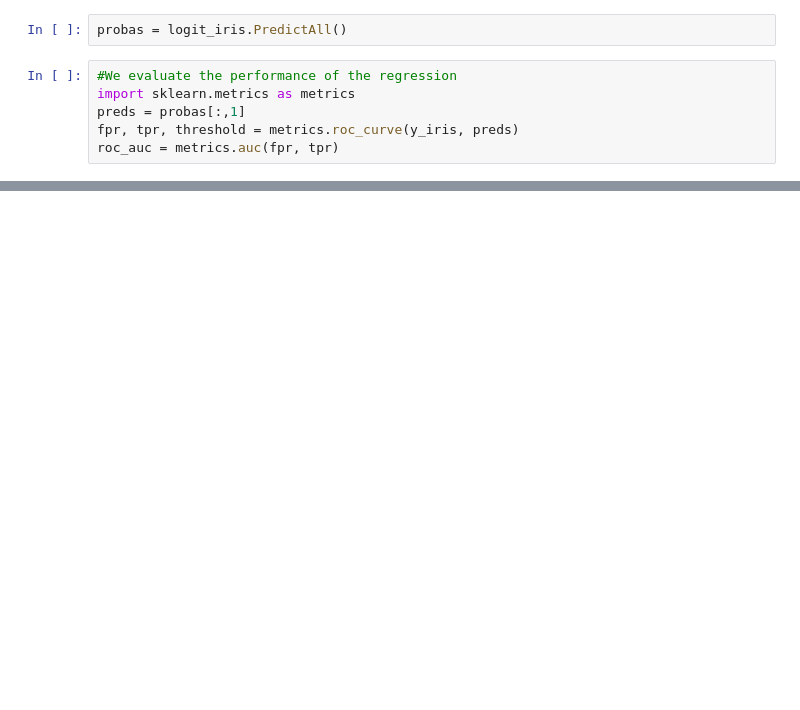
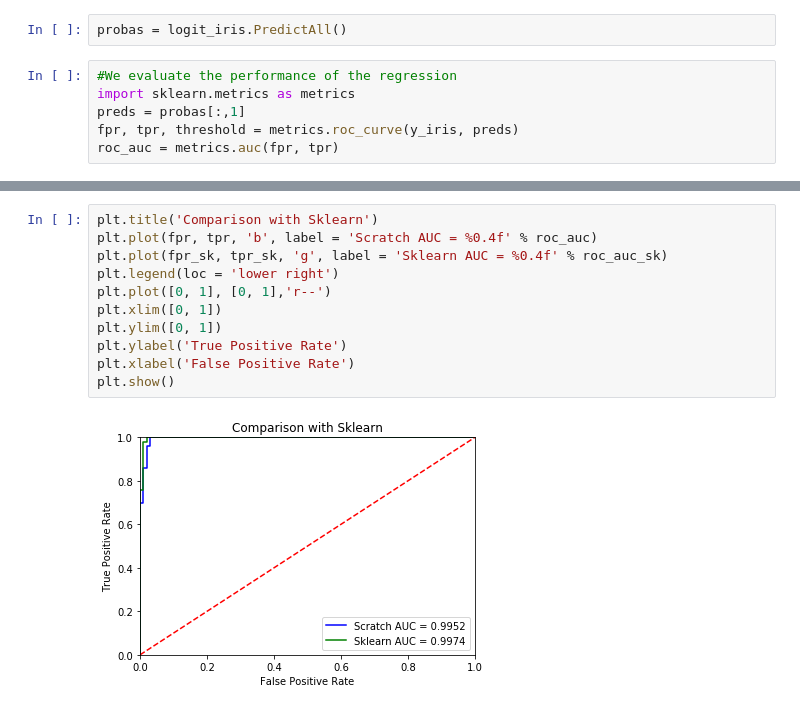
Before and after one commit to OriolFernandezPena/LogisticRegressionFromScratch, a Jupyter notebook: LogisticRegression.ipynb, the cells around one changed output, grey strips where cells are left out. Cells and saved outputs as stored; diff of their text form; blank space fills up the shorter version.

```diff
--- a/LogisticRegression.ipynb
+++ b/LogisticRegression.ipynb
@@ -86,0 +162,13 @@ plt.show()
+# %%
+plt.title('Comparison with Sklearn')
+plt.plot(fpr, tpr, 'b', label = 'Scratch AUC = %0.4f' % roc_auc)
+plt.plot(fpr_sk, tpr_sk, 'g', label = 'Sklearn AUC = %0.4f' % roc_auc_sk)
+plt.legend(loc = 'lower right')
+plt.plot([0, 1], [0, 1],'r--')
+plt.xlim([0, 1])
+plt.ylim([0, 1])
+plt.ylabel('True Positive Rate')
+plt.xlabel('False Positive Rate')
+plt.show()
+# %% [output]
+[figure, added]
```
Also changed, not shown: parts of 11 cells of this notebook.
